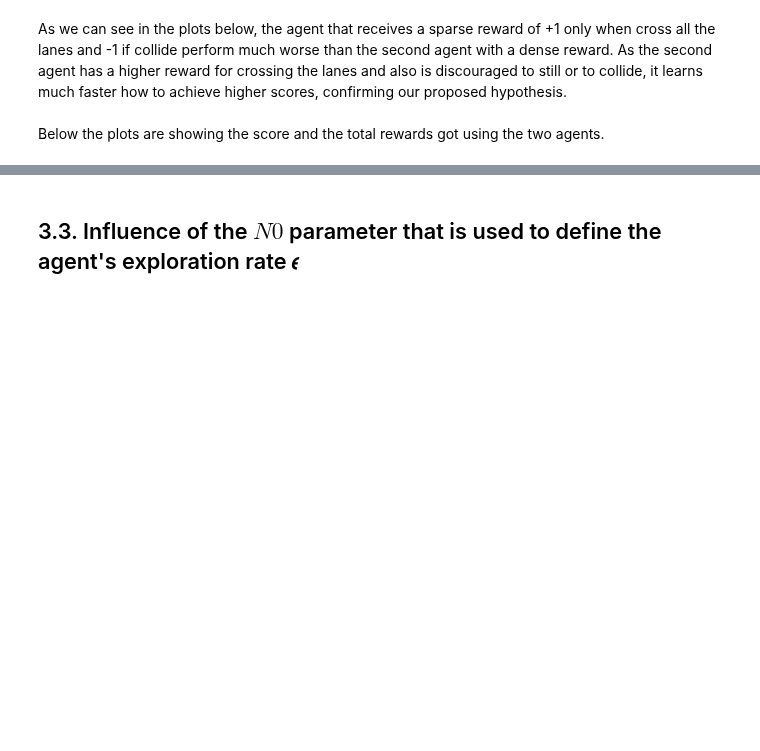
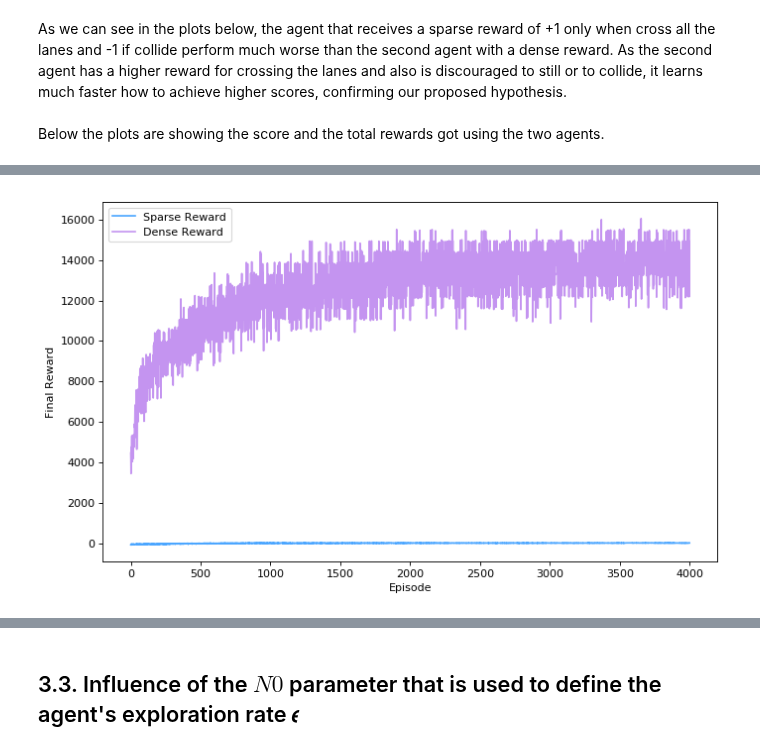
Before and after one commit to DionisiusMayr/FreewayGame, a Jupyter notebook: aline.almeida/aa_freeway.ipynb, the cells around one changed output, grey strips where cells are left out. Saved outputs shown, nothing was run; the diff lists cells and outputs as text; code cells hidden in the pictures; blank space fills up the shorter version.

```diff
--- a/aline.almeida/aa_freeway.ipynb
+++ b/aline.almeida/aa_freeway.ipynb
@@ -578,8 +596,10 @@ aux_plots.plot_3scores(s1_avg100, s2_avg100, s3_avg100, "3 actions (up, down or
 # %%
 # ---------- Rewards of the agent with sparse and dense rewards ----------
 
-baseline = [baseline_mean_score for i in range(3000)]
-aux_plots.plot_2rewards(total_rewards_2act_sparseR[:3000], total_rewards_2act[:3000],  "Sparse Reward", "Dense Reward")
+baseline = [baseline_mean_score for i in range(4000)]
+aux_plots.plot_2rewards(total_rewards_2act_sparseR[:4000], total_rewards_2act[:4000],  "Sparse Reward", "Dense Reward")
+# %% [output]
+[figure, added]
 # %%
 # ---------- Moving average for the total rewards of the agent with sparse and dense rewards  ----------
 
```
Also changed, not shown: parts of 37 cells of this notebook.
